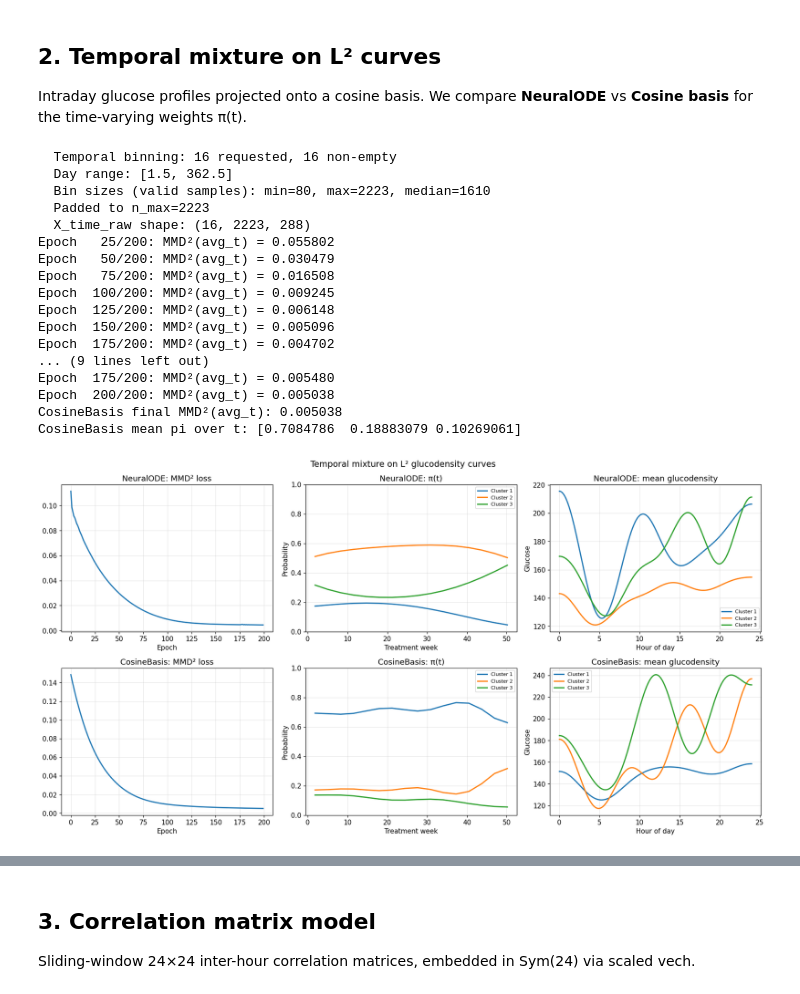
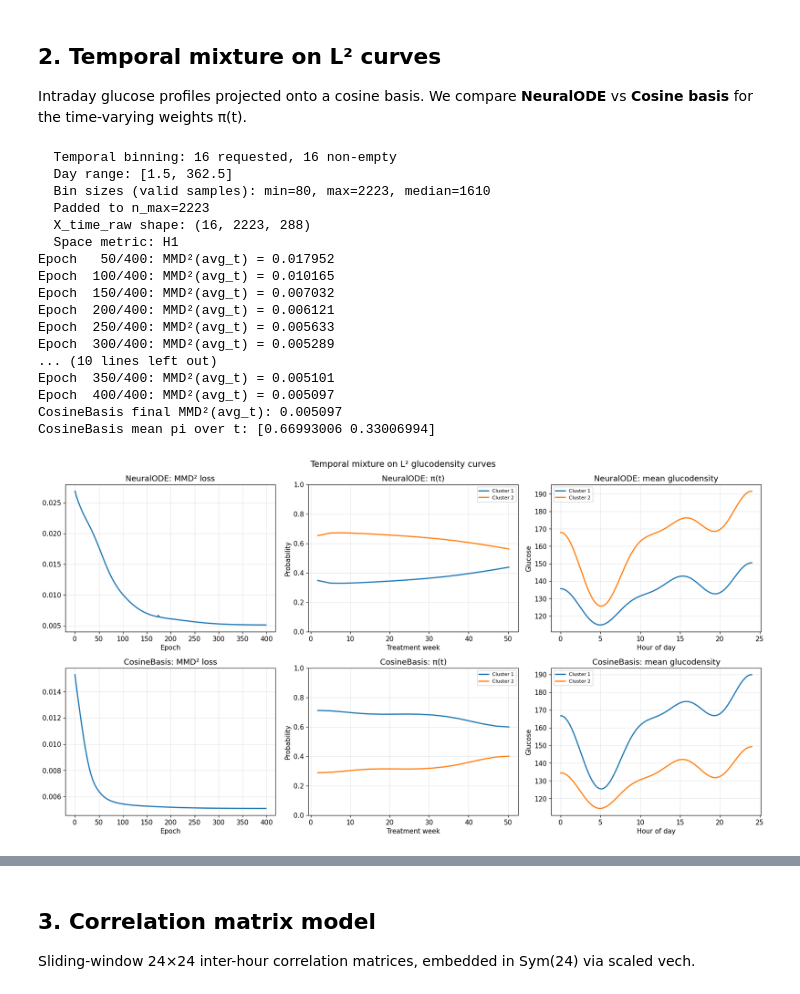
Before and after one commit to dani2442/rkhs-mixture-models, a Jupyter notebook: examples/use_case_visualization.ipynb, the cells around one changed output, grey strips where cells are left out. Drawn from its saved outputs; the diff is of its cells as text; code cells hidden in the pictures.

```diff
--- a/examples/use_case_visualization.ipynb
+++ b/examples/use_case_visualization.ipynb
@@ -41,9 +41,9 @@ plt.rcParams.update({"figure.dpi": 100, "font.size": 11})
 torch.manual_seed(42); np.random.seed(42)
 device, dtype = torch.device("cpu"), torch.float64
 
-K = 3        # mixture components
+K = 2        # mixture components
 N_BINS = 16  # temporal bins
-EPOCHS = 200
+EPOCHS = 400
 LR = 0.01
 
 csv_path = os.path.join(project_root, "data/glucodensities/cgm_all_patients.csv")
@@ -148,10 +138,10 @@ Intraday glucose profiles projected onto a cosine basis.
 We compare **NeuralODE** vs **Cosine basis** for the time-varying weights π(t).
 # %%
 rep = build_training_representation(
-    curves, t_indices, n_time_bins=N_BINS, r_s=8, device=device, dtype=dtype, verbose=True
+    curves, t_indices, n_time_bins=N_BINS, r_s=8, device=device, dtype=dtype, verbose=True, space_metric="h1"
 )
 X_time, t_grid, mask = rep["X_time"], rep["t_grid"], rep["mask"]
-kernel = GaussianKernel(sigma=max(1e-8, rep["sigma_auto"]))
+kernel = GaussianKernel(sigma=1.0) #sigma=max(1e-8, rep["sigma_auto"]))
 
 def train_and_extract(name, tw_model):
     model, history, pi_t = run_experiment(
@@ -161,15 +151,15 @@ def train_and_extract(name, tw_model):
     with torch.no_grad():
         means = model.mean.cpu() * rep["coeff_std"].cpu() + rep["coeff_mean"].cpu()
         recon = rep["space_basis"].reconstruct(means).squeeze(-1).numpy()
-    return history, pi_t.cpu().numpy(), recon
+    return model, history, pi_t.cpu().numpy(), recon
 
 # NeuralODE
-ode_h, ode_pi, ode_m = train_and_extract(
+ode_model, ode_h, ode_pi, ode_m = train_and_extract(
     "NeuralODE", NeuralODETimeWeights(t_grid, K, hidden_dim=64, device=device, dtype=dtype)
 )
 # Cosine basis
 phi = L2CosineBasis(T=1.0, R=6, grid_size=rep["L_t"], d=1, device=device, dtype=dtype)
-bas_h, bas_pi, bas_m = train_and_extract(
+bas_model, bas_h, bas_pi, bas_m = train_and_extract(
     "CosineBasis", BasisLogitsTimeWeights(phi.Phi, K, device=device, dtype=dtype)
 )
 
@@ -181,43 +171,43 @@ slot_x = np.linspace(0, 24, ode_m.shape[1])
 fig, axes = plt.subplots(2, 3, figsize=(17, 9))
 for row, (h, pi, m, name) in enumerate([
     (ode_h, ode_pi, ode_m, "NeuralODE"),
     (bas_h, bas_pi, bas_m, "CosineBasis"),
 ]):
     axes[row, 0].plot(h, lw=2)
     axes[row, 0].set(title=f"{name}: MMD² loss", xlabel="Epoch")
     axes[row, 0].grid(alpha=0.3)
 
     for k in range(K):
         axes[row, 1].plot(t_weeks, pi[:, k], lw=2, label=f"Cluster {k + 1}")
     axes[row, 1].set(title=f"{name}: π(t)", xlabel="Treatment week", ylabel="Probability", ylim=(0, 1))
     axes[row, 1].legend(fontsize=8)
     axes[row, 1].grid(alpha=0.3)
 
     for k in range(K):
         axes[row, 2].plot(slot_x, m[k], lw=2, label=f"Cluster {k + 1}")
     axes[row, 2].set(title=f"{name}: mean glucodensity", xlabel="Hour of day", ylabel="Glucose")
     axes[row, 2].legend(fontsize=8)
     axes[row, 2].grid(alpha=0.3)
 
 plt.suptitle("Temporal mixture on L² glucodensity curves", fontsize=14)
 plt.tight_layout()
 plt.show()
 # %% [output]
   Temporal binning: 16 requested, 16 non-empty
   Day range: [1.5, 362.5]
   Bin sizes (valid samples): min=80, max=2223, median=1610
   Padded to n_max=2223
   X_time_raw shape: (16, 2223, 288)
-Epoch   25/200: MMD²(avg_t) = 0.055802
-Epoch   50/200: MMD²(avg_t) = 0.030479
-Epoch   75/200: MMD²(avg_t) = 0.016508
-Epoch  100/200: MMD²(avg_t) = 0.009245
-Epoch  125/200: MMD²(avg_t) = 0.006148
-Epoch  150/200: MMD²(avg_t) = 0.005096
-Epoch  175/200: MMD²(avg_t) = 0.004702
-... (9 lines left out)
-Epoch  175/200: MMD²(avg_t) = 0.005480
-Epoch  200/200: MMD²(avg_t) = 0.005038
-CosineBasis final MMD²(avg_t): 0.005038
-CosineBasis mean pi over t: [0.7084786  0.18883079 0.10269061]
+  Space metric: H1
+Epoch   50/400: MMD²(avg_t) = 0.017952
+Epoch  100/400: MMD²(avg_t) = 0.010165
+Epoch  150/400: MMD²(avg_t) = 0.007032
+Epoch  200/400: MMD²(avg_t) = 0.006121
+Epoch  250/400: MMD²(avg_t) = 0.005633
+Epoch  300/400: MMD²(avg_t) = 0.005289
+... (10 lines left out)
+Epoch  350/400: MMD²(avg_t) = 0.005101
+Epoch  400/400: MMD²(avg_t) = 0.005097
+CosineBasis final MMD²(avg_t): 0.005097
+CosineBasis mean pi over t: [0.66993006 0.33006994]
-[figure, old version]
+[figure, new version]
```
Also changed, not shown: parts of 7 cells of this notebook, 1 other file.
